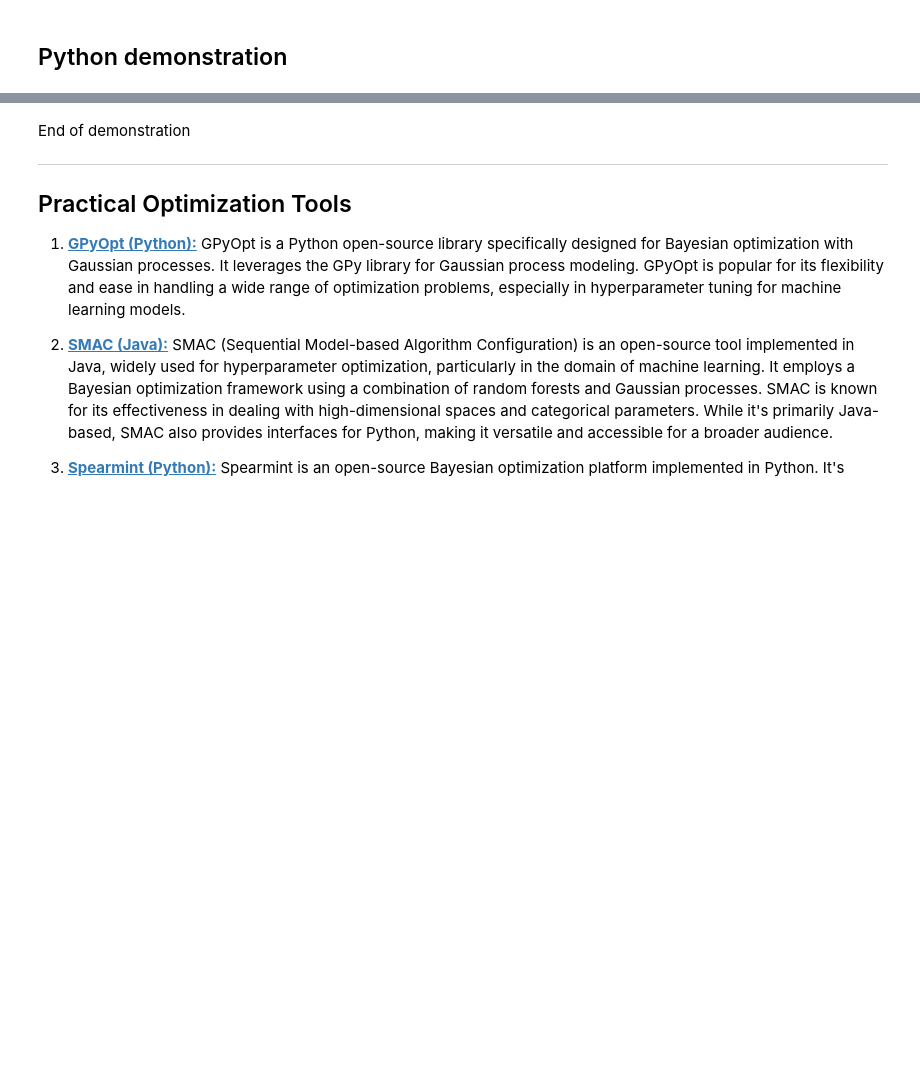
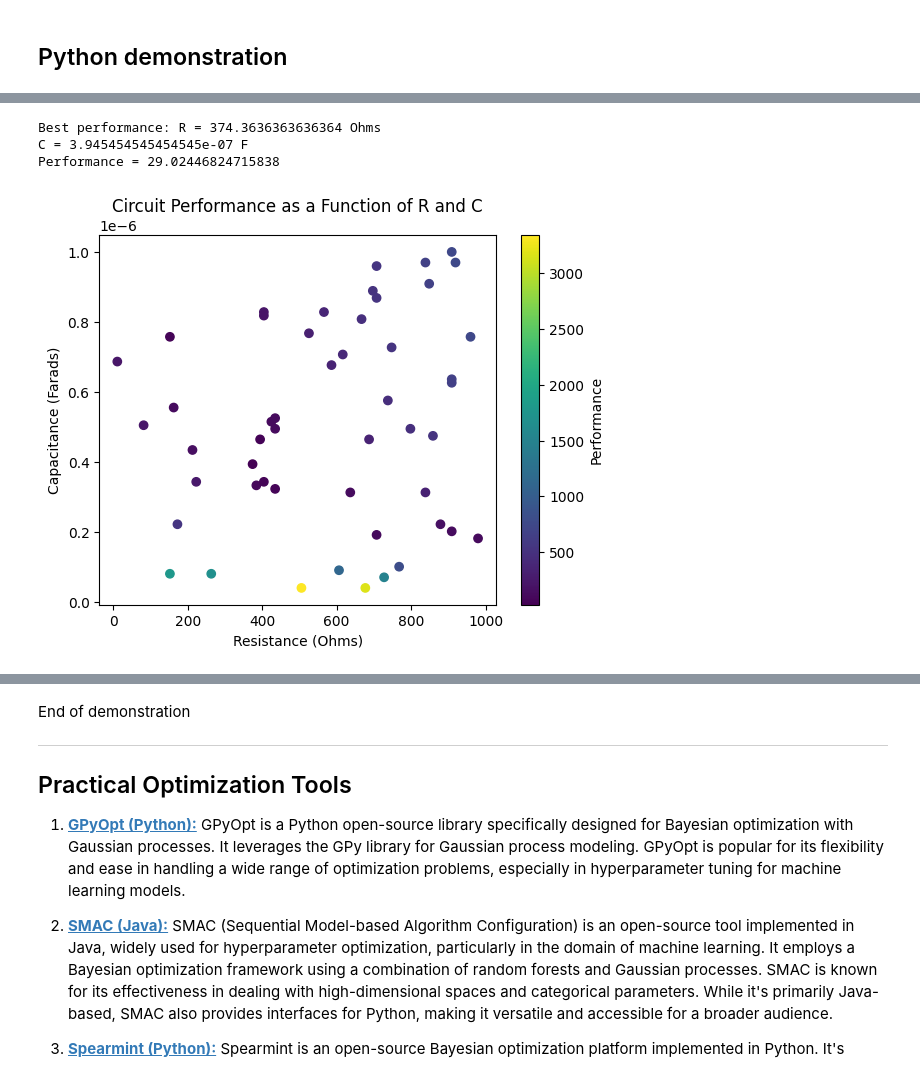
Before and after one commit to MaloLM/optimization-algorithms-guide, a Jupyter notebook: algorithms/stochastic optimization/Bayesian optimization.ipynb, the cells around one changed output, grey strips where cells are left out. Cells and saved outputs as stored; diff of their text form; code cells hidden in the pictures; blank space fills up the shorter version.

```diff
--- a/algorithms/stochastic optimization/Bayesian optimization.ipynb
+++ b/algorithms/stochastic optimization/Bayesian optimization.ipynb
@@ -22,0 +243,57 @@ Details ici...
+# %%
+import numpy as np
+import matplotlib.pyplot as plt
+
+# Target frequency
+f_target = 1000  # Hz
+
+# Objective function
+def objective_function(R, C):
+    X_C = 1 / (2 * np.pi * f_target * C)
+    performance = np.abs(X_C - R)
+    return performance
+
+# Initializing the search space
+R_range = np.linspace(1, 1000, 100)  # Ohms
+C_range = np.linspace(1e-9, 1e-6, 100)  # Farads
+
+# Initial random selection
+np.random.seed(2)
+R_samples = np.random.choice(R_range, 5)
+C_samples = np.random.choice(C_range, 5)
+performances = [objective_function(R, C) for R, C in zip(R_samples, C_samples)]
+
+# Simplified Bayesian optimization loop
+for _ in range(45):
+    # Selecting the next point (simplified acquisition)
+    # Choice based on current performances and exploration
+    next_R = np.random.choice(R_range)
+    next_C = np.random.choice(C_range)
+    next_perf = objective_function(next_R, next_C)
+
+    # Updating the samples
+    R_samples = np.append(R_samples, next_R)
+    C_samples = np.append(C_samples, next_C)
+    performances.append(next_perf)
+
+# Finding the best performance
+best_idx = np.argmin(performances)
+best_R = R_samples[best_idx]
+best_C = C_samples[best_idx]
+best_performance = performances[best_idx]
+
+# Displaying the results
+print(f"Best performance: R = {best_R} Ohms \nC = {best_C} F \nPerformance = {best_performance}")
+
+# Visualization
+plt.scatter(R_samples, C_samples, c=performances, cmap='viridis')
+plt.colorbar(label='Performance')
+plt.xlabel('Resistance (Ohms)')
+plt.ylabel('Capacitance (Farads)')
+plt.title('Circuit Performance as a Function of R and C')
+plt.show()
+# %% [output]
+Best performance: R = 374.3636363636364 Ohms
+C = 3.945454545454545e-07 F
+Performance = 29.02446824715838
+[figure, added]
```
Also changed, not shown: parts of 16 cells of this notebook, 30 other files.
